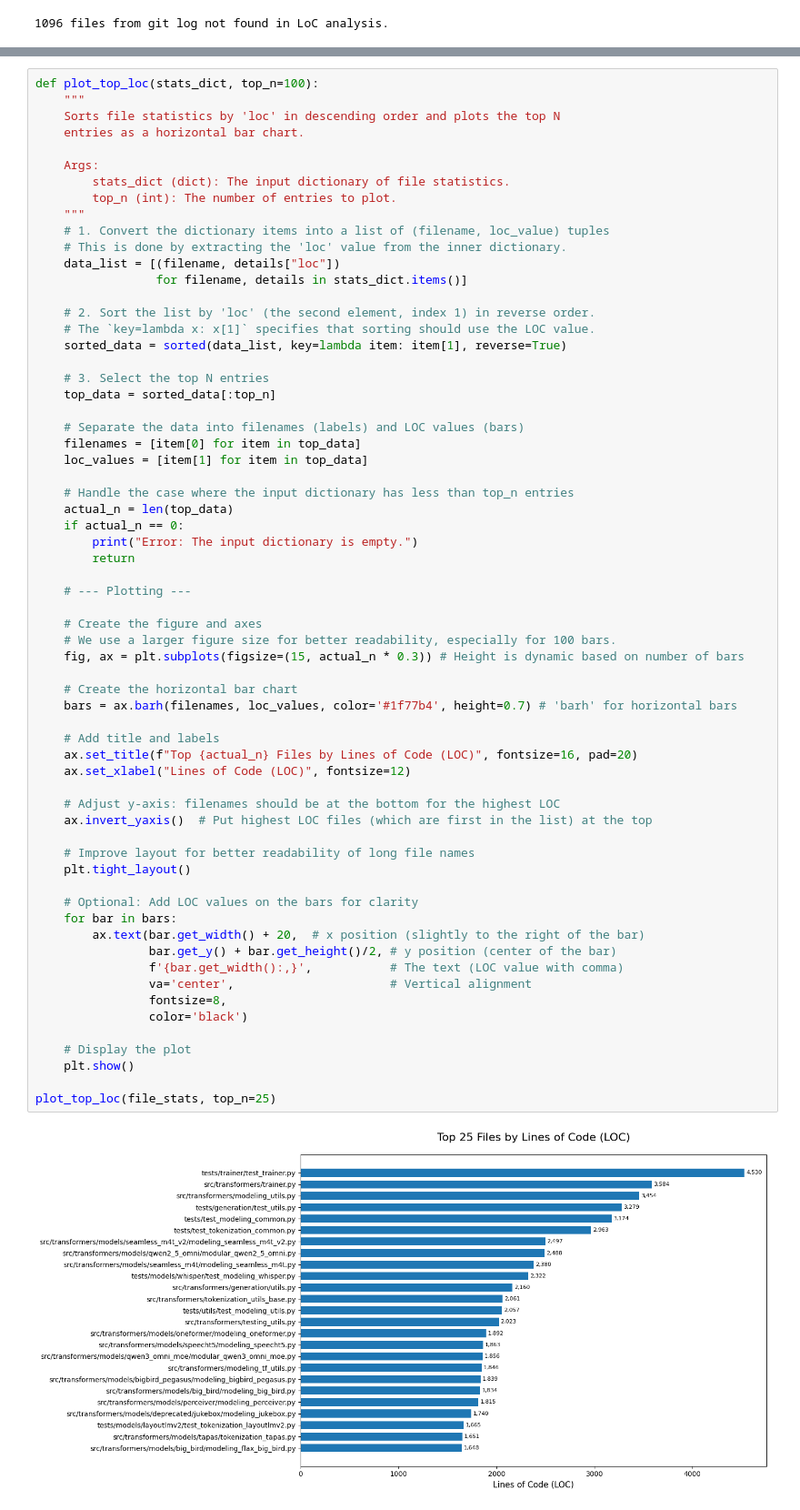
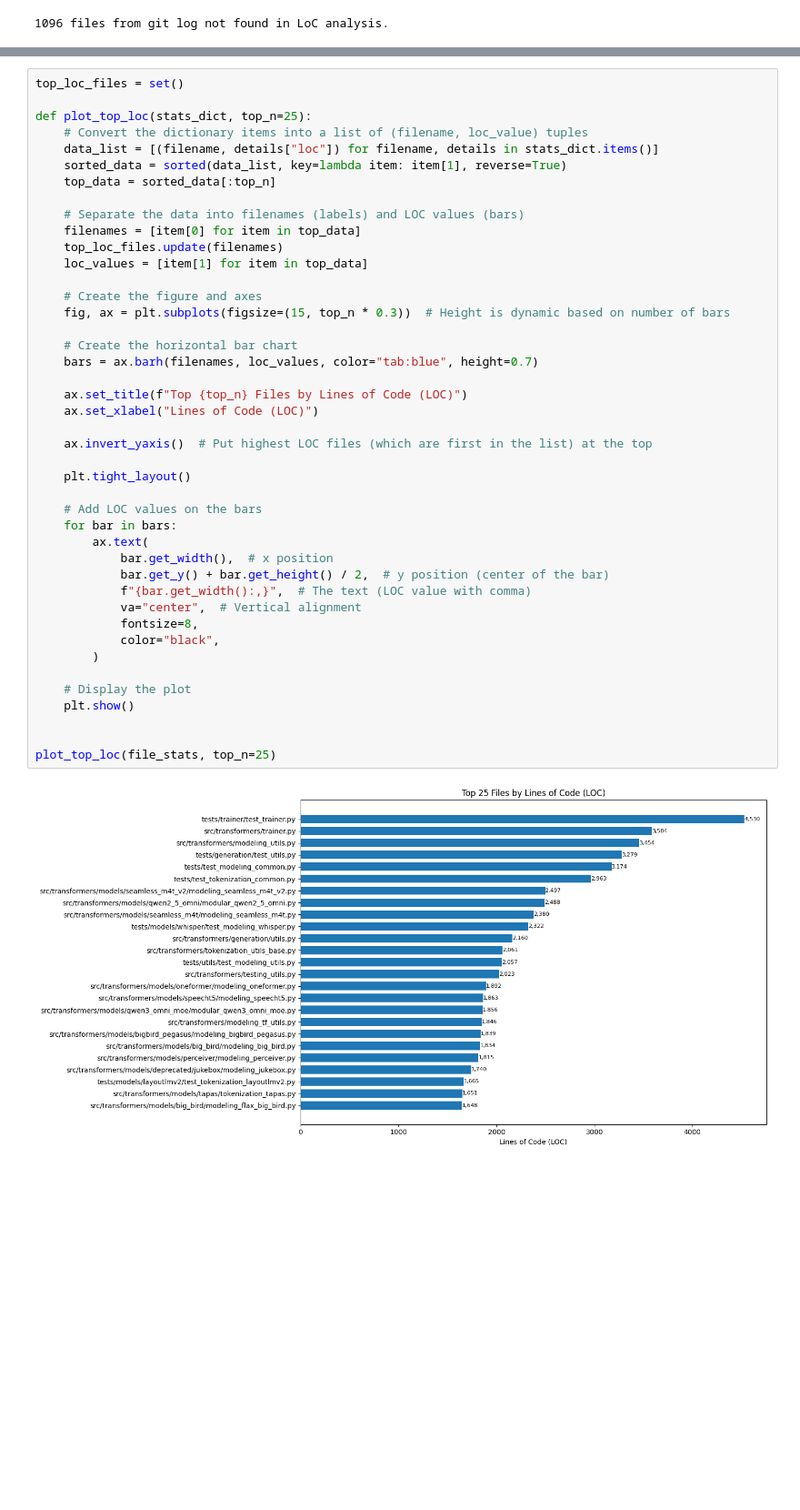
Before and after one commit to Cindylliu/FSS_Assignment_1, a Jupyter notebook: assignment.ipynb, the cells around one changed output, grey strips where cells are left out. Shown: that part at 91% size. Drawn from its saved outputs; the diff is of its cells as text; blank space fills up the shorter version.

```diff
--- a/assignment.ipynb
+++ b/assignment.ipynb
@@ -355,67 +353,46 @@ The following code is not verified, its AI generated
 # %%
-def plot_top_loc(stats_dict, top_n=100):
-    """
-    Sorts file statistics by 'loc' in descending order and plots the top N
-    entries as a horizontal bar chart.
+top_loc_files = set()
 
-    Args:
-        stats_dict (dict): The input dictionary of file statistics.
-        top_n (int): The number of entries to plot.
-    """
-    # 1. Convert the dictionary items into a list of (filename, loc_value) tuples
-    # This is done by extracting the 'loc' value from the inner dictionary.
-    data_list = [(filename, details["loc"])
-                 for filename, details in stats_dict.items()]
-
-    # 2. Sort the list by 'loc' (the second element, index 1) in reverse order.
-    # The `key=lambda x: x[1]` specifies that sorting should use the LOC value.
+def plot_top_loc(stats_dict, top_n=25):
+    # Convert the dictionary items into a list of (filename, loc_value) tuples
+    data_list = [(filename, details["loc"]) for filename, details in stats_dict.items()]
     sorted_data = sorted(data_list, key=lambda item: item[1], reverse=True)
-
-    # 3. Select the top N entries
     top_data = sorted_data[:top_n]
 
     # Separate the data into filenames (labels) and LOC values (bars)
     filenames = [item[0] for item in top_data]
+    top_loc_files.update(filenames)
     loc_values = [item[1] for item in top_data]
 
-    # Handle the case where the input dictionary has less than top_n entries
-    actual_n = len(top_data)
-    if actual_n == 0:
-        print("Error: The input dictionary is empty.")
-        return
-
-    # --- Plotting ---
-
     # Create the figure and axes
-    # We use a larger figure size for better readability, especially for 100 bars.
-    fig, ax = plt.subplots(figsize=(15, actual_n * 0.3)) # Height is dynamic based on number of bars
+    fig, ax = plt.subplots(figsize=(15, top_n * 0.3))  # Height is dynamic based on number of bars
 
     # Create the horizontal bar chart
-    bars = ax.barh(filenames, loc_values, color='#1f77b4', height=0.7) # 'barh' for horizontal bars
+    bars = ax.barh(filenames, loc_values, color="tab:blue", height=0.7)
 
-    # Add title and labels
-    ax.set_title(f"Top {actual_n} Files by Lines of Code (LOC)", fontsize=16, pad=20)
-    ax.set_xlabel("Lines of Code (LOC)", fontsize=12)
+    ax.set_title(f"Top {top_n} Files by Lines of Code (LOC)")
+    ax.set_xlabel("Lines of Code (LOC)")
 
-    # Adjust y-axis: filenames should be at the bottom for the highest LOC
     ax.invert_yaxis()  # Put highest LOC files (which are first in the list) at the top
 
-    # Improve layout for better readability of long file names
     plt.tight_layout()
 
-    # Optional: Add LOC values on the bars for clarity
+    # Add LOC values on the bars
     for bar in bars:
-        ax.text(bar.get_width() + 20,  # x position (slightly to the right of the bar)
-                bar.get_y() + bar.get_height()/2, # y position (center of the bar)
-                f'{bar.get_width():,}',           # The text (LOC value with comma)
-                va='center',                      # Vertical alignment
-                fontsize=8,
-                color='black')
+        ax.text(
+            bar.get_width(),  # x position
+            bar.get_y() + bar.get_height() / 2,  # y position (center of the bar)
+            f"{bar.get_width():,}",  # The text (LOC value with comma)
+            va="center",  # Vertical alignment
+            fontsize=8,
+            color="black",
+        )
 
     # Display the plot
     plt.show()
 
+
 plot_top_loc(file_stats, top_n=25)
 # %% [output]
-[figure, old version]
+[figure, new version]
 # %%
```
Also changed, not shown: parts of 8 cells of this notebook.
